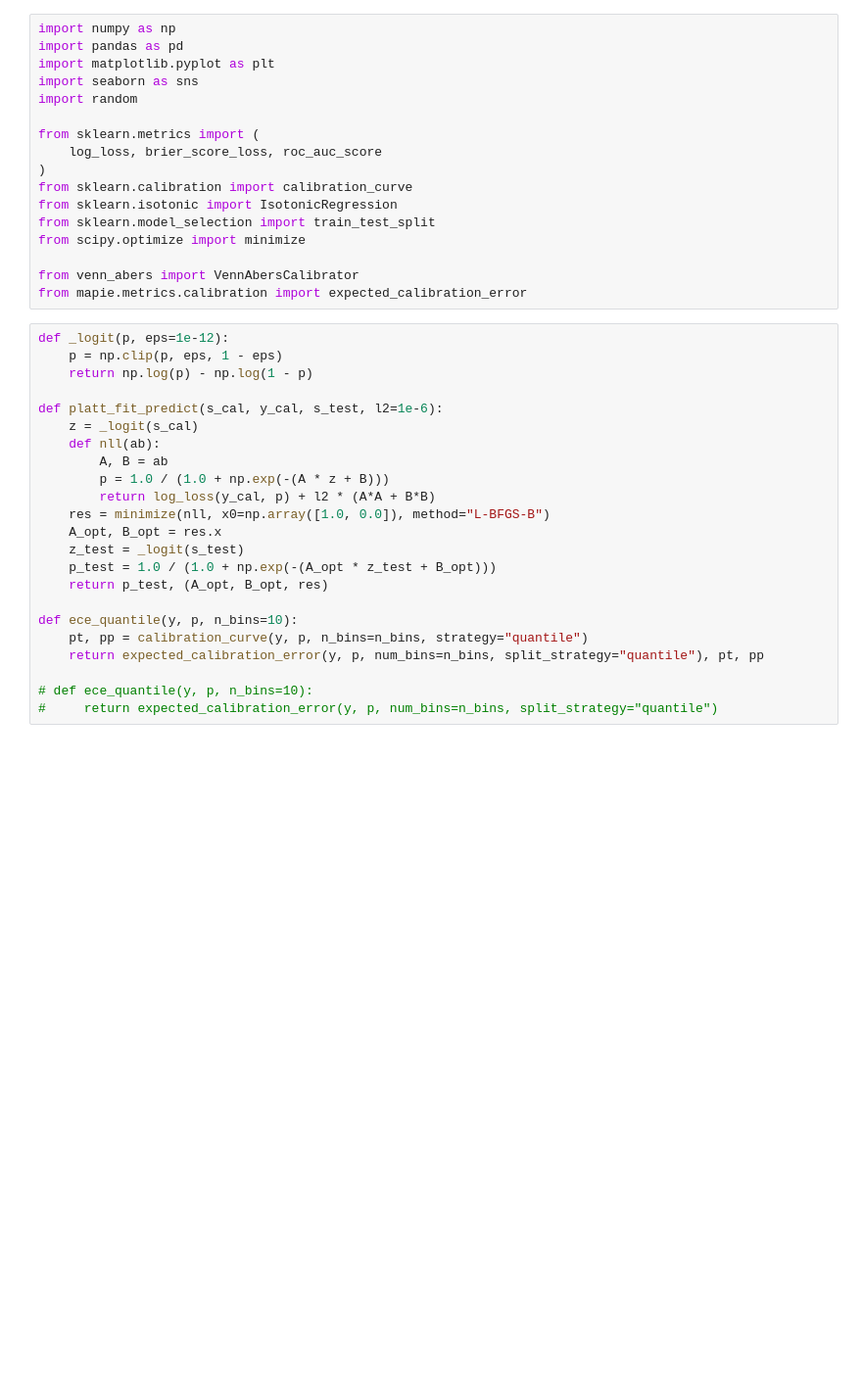
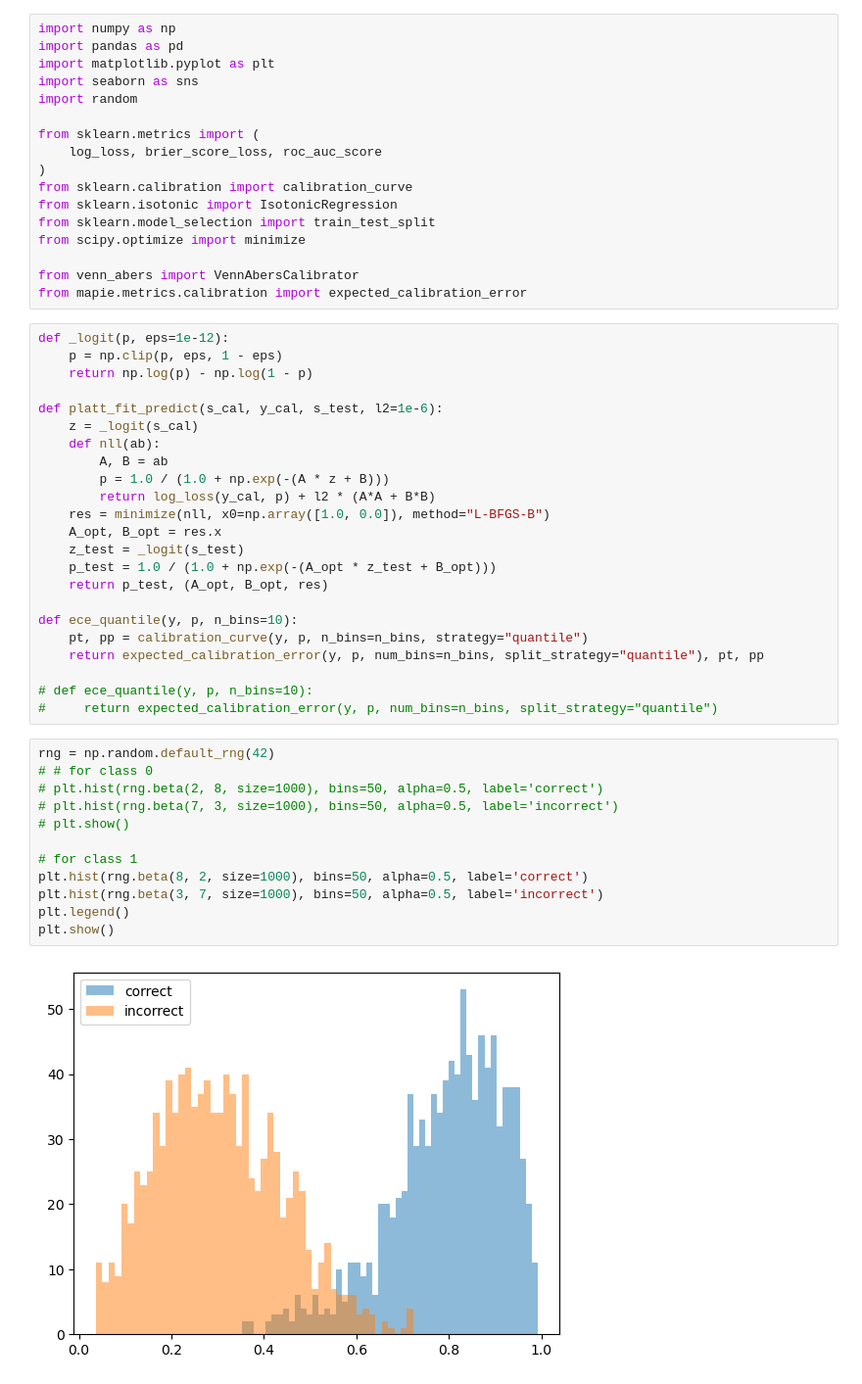
Before and after one commit to sandrokhizanishvili/Credit-Risk-Model-Calibration, a Jupyter notebook: simuliation_dif_scenarios.ipynb, the cells around one changed output. Shown at 98% size. Saved outputs shown, nothing was run; the diff lists cells and outputs as text; blank space fills up the shorter version.

```diff
--- a/simuliation_dif_scenarios.ipynb
+++ b/simuliation_dif_scenarios.ipynb
@@ -38,6 +38,20 @@ def ece_quantile(y, p, n_bins=10):
 
 # def ece_quantile(y, p, n_bins=10):
 #     return expected_calibration_error(y, p, num_bins=n_bins, split_strategy="quantile")
+# %%
+rng = np.random.default_rng(42)
+# # for class 0
+# plt.hist(rng.beta(2, 8, size=1000), bins=50, alpha=0.5, label='correct')
+# plt.hist(rng.beta(7, 3, size=1000), bins=50, alpha=0.5, label='incorrect')
+# plt.show()
+
+# for class 1
+plt.hist(rng.beta(8, 2, size=1000), bins=50, alpha=0.5, label='correct')
+plt.hist(rng.beta(3, 7, size=1000), bins=50, alpha=0.5, label='incorrect')
+plt.legend()
+plt.show()
+# %% [output]
+[figure, added]
 # %%
 def run_simulation(counts, title="Simulation"):
     rng = np.random.default_rng(42)
```
Also changed, not shown: parts of 4 cells of this notebook.
